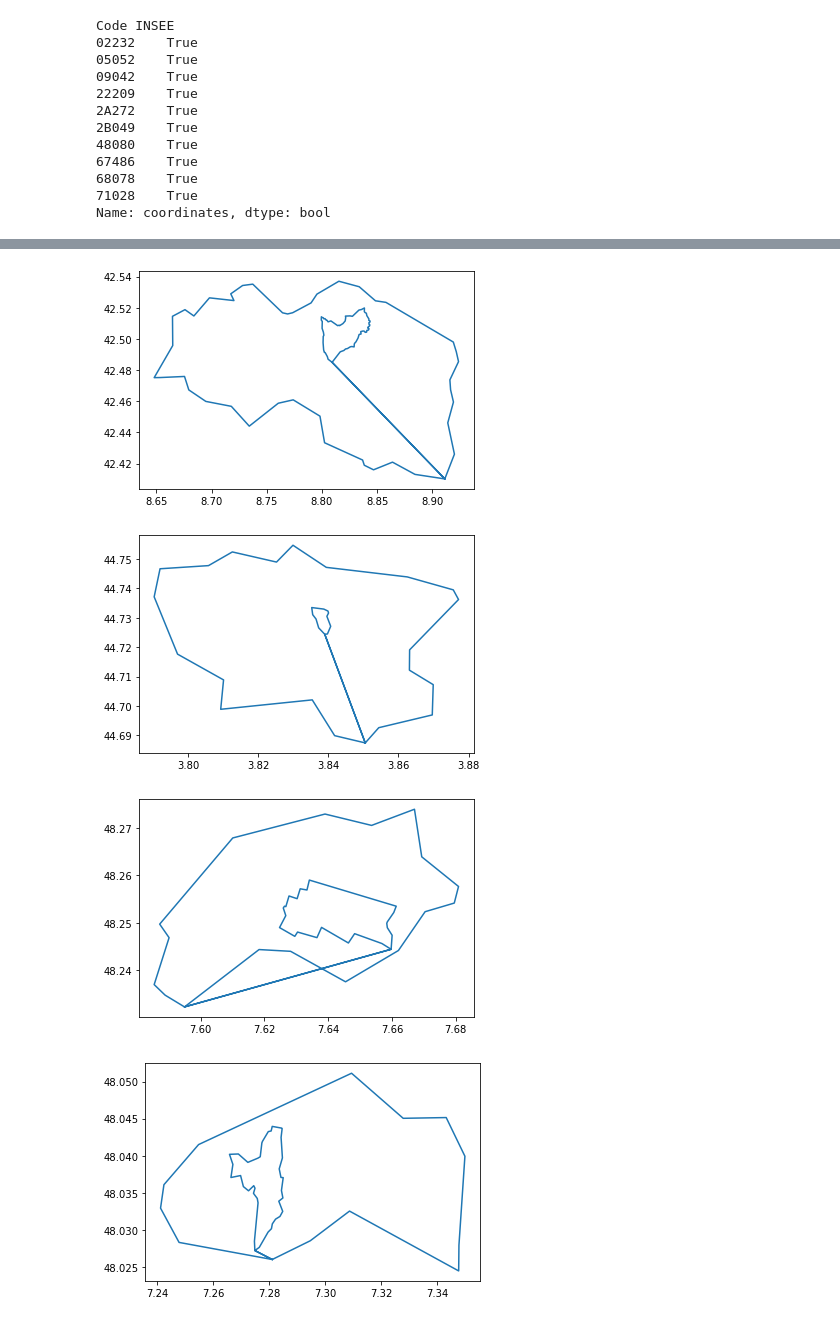
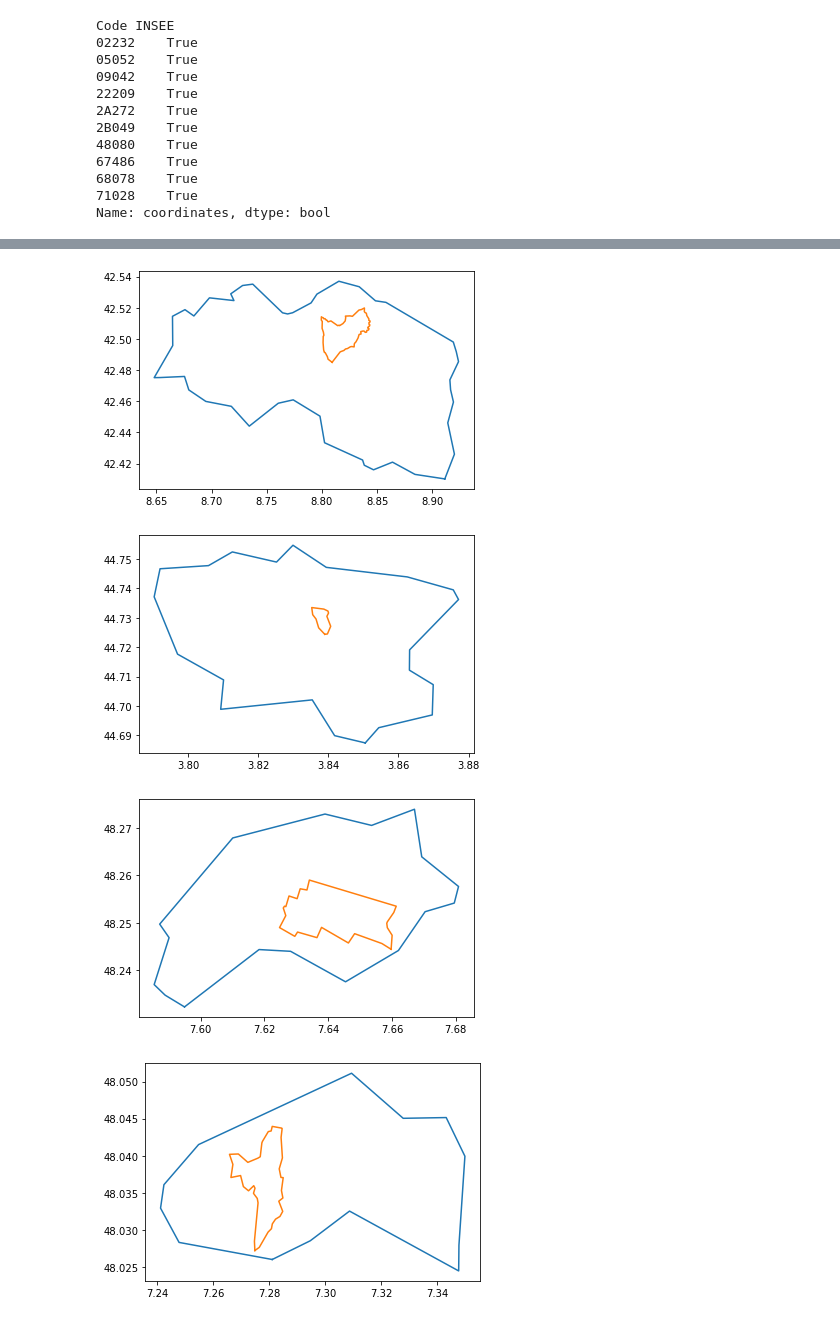
Before and after one commit to Kit-Data-Science-Telecom-2021-2022/Pierre_DalBianco_Exo_INFMDI721, a Jupyter notebook: exercices2/projet2.ipynb, the cells around one changed output, grey strips where cells are left out. Saved outputs shown, nothing was run; the diff lists cells and outputs as text; code cells hidden in the pictures.

```diff
--- a/exercices2/projet2.ipynb
+++ b/exercices2/projet2.ipynb
@@ -269,9 +269,10 @@ Name: coordinates, dtype: bool
 import matplotlib.pyplot as plt
 enclaves = geo_shape.loc[(geo_shape['type'] == 'Polygon') & (geo_shape['coordinates'].str.len() == 2), 'coordinates']
 
-for v in enclaves:
-    #poly = Polygon(v[0], (v[1],))
-    poly = Polygon(sum(v, [])) # pour applatir la liste
-    plt.plot(*poly.exterior.xy)
+for commune in enclaves:
+    #poly = Polygon(commune[0], (commune[1],))
+    for c in commune:
+        poly = Polygon(c)
+        plt.plot(*poly.exterior.xy)
     plt.show()
 # %% [output]
@@ -283,4 +284,4 @@ for v in enclaves:
-[figure, old version]
+[figure, new version]
-[figure, old version]
+[figure, new version]
-[figure, old version]
+[figure, new version]
-[figure, old version]
+[figure, new version]
```
Also changed, not shown: parts of 1 cell of this notebook.
